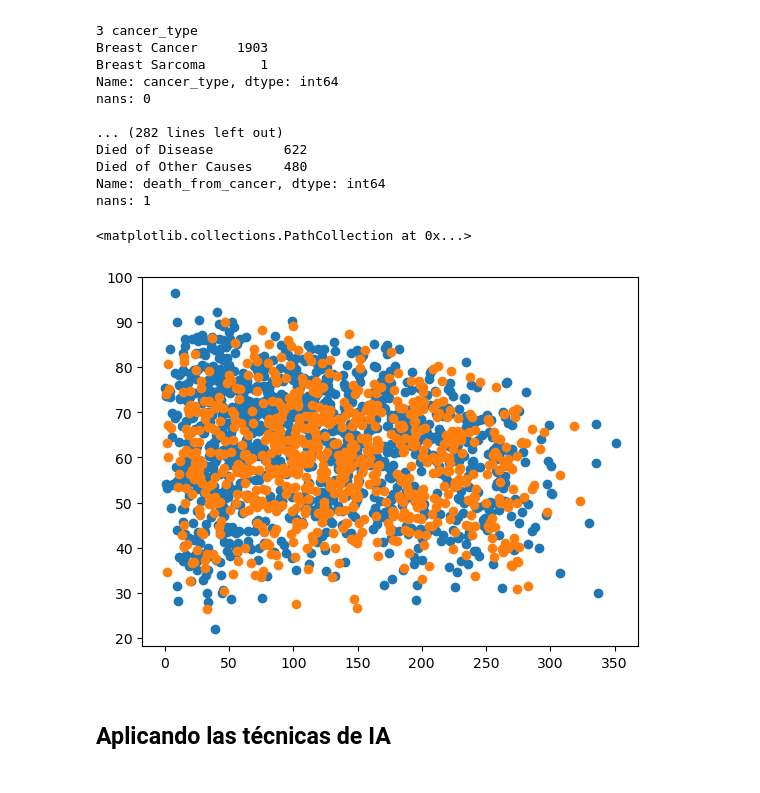
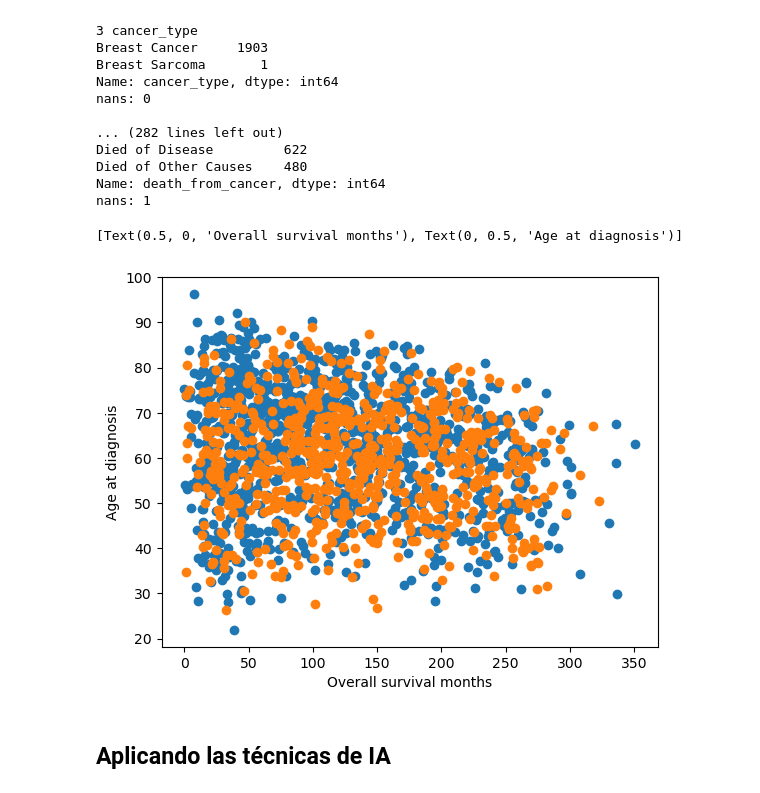
Before and after one commit to Allocco14/BreastCancerIIA, a Jupyter notebook: Breast_cancer.ipynb, the cells around one changed output. Cells and saved outputs as stored; diff of their text form; code cells hidden in the pictures.

```diff
--- a/Breast_cancer.ipynb
+++ b/Breast_cancer.ipynb
@@ -174,15 +172,17 @@ nans: 1
 # %%
 x1 = df.overall_survival_months[df.type_of_breast_surgery == 'MASTECTOMY']
 y1 = df.age_at_diagnosis[df.type_of_breast_surgery == 'MASTECTOMY']
 
 x2 = df.overall_survival_months[df.type_of_breast_surgery == 'BREAST CONSERVING']
 y2 = df.age_at_diagnosis[df.type_of_breast_surgery == 'BREAST CONSERVING']
 
-plt.scatter(x1, y1)
-plt.scatter(x2, y2)
+fig, ax = plt.subplots(1)
+ax.scatter(x1, y1)
+ax.scatter(x2, y2)
+ax.set(xlabel='Overall survival months', ylabel='Age at diagnosis')
 # %% [output]
-<matplotlib.collections.PathCollection at 0x...>
+[Text(0.5, 0, 'Overall survival months'), Text(0, 0.5, 'Age at diagnosis')]
-[figure, old version]
+[figure, new version]
 # %% [markdown]
 ## Aplicando las técnicas de IA
 # %% [markdown]
```
Also changed, not shown: parts of 11 cells of this notebook.
